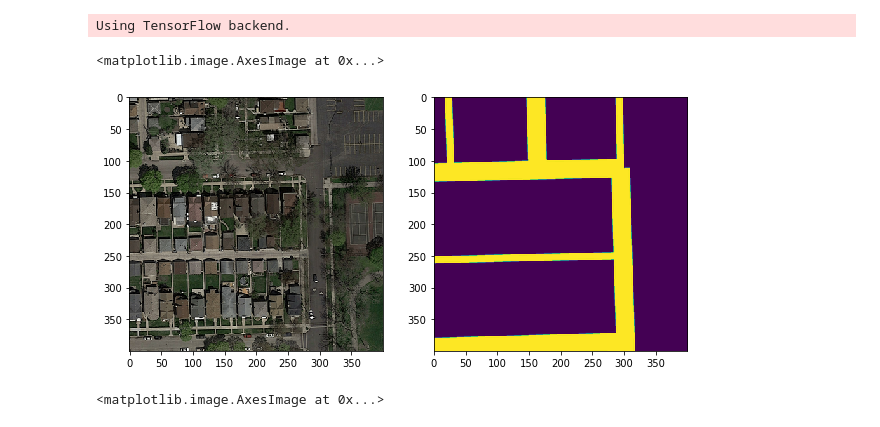
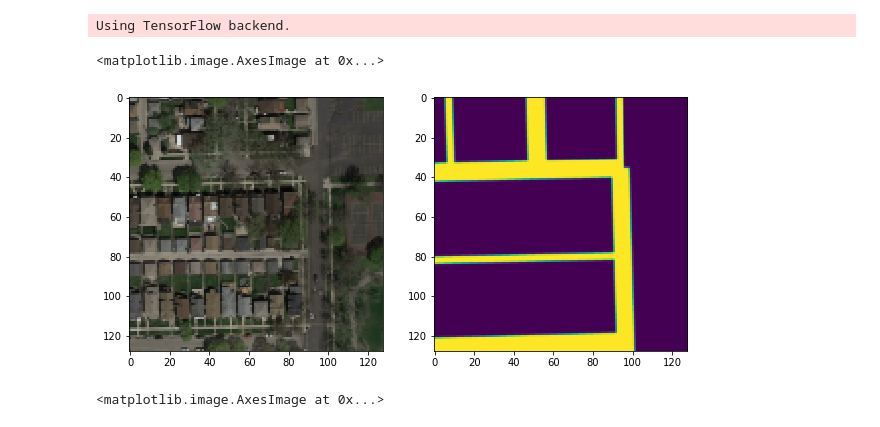
Before and after one commit to theodorhusefest/CS433-project2-road-segmentation, a Jupyter notebook: visualize_predictions.ipynb, the cells around one changed output. Saved outputs shown, nothing was run; the diff lists cells and outputs as text; code cells hidden in the pictures.

```diff
--- a/visualize_predictions.ipynb
+++ b/visualize_predictions.ipynb
@@ -12,7 +12,7 @@ import matplotlib.pyplot as plt
 # %% [output]
 Using TensorFlow backend.
 # %%
-PATCH_SIZE = 400
+PATCH_SIZE = 128
 
 x_train, x_test, y_train, y_test = data_generator(PATCH_SIZE, num_images = 15, rotation_degs=[])
 
@@ -24,12 +24,12 @@ x_train, x_test, y_train, y_test = data_generator(PATCH_SIZE, num_images = 15, r
 # %%
 fig = plt.figure(figsize = (10, 10))
 plt.subplot(1,2,1)
 plt.imshow(x_train[0])
 plt.subplot(1,2,2)
-plt.imshow(y_train[0].reshape(400, 400))
+plt.imshow(y_train[0].reshape(128, 128))
 # %% [output]
 <matplotlib.image.AxesImage at 0x...>
-[figure, old version]
+[figure, new version]
 # %%
 from skimage.transform import resize
 NEW_RES = 64
```
Also changed, not shown: parts of 8 cells of this notebook, 12 other files.
